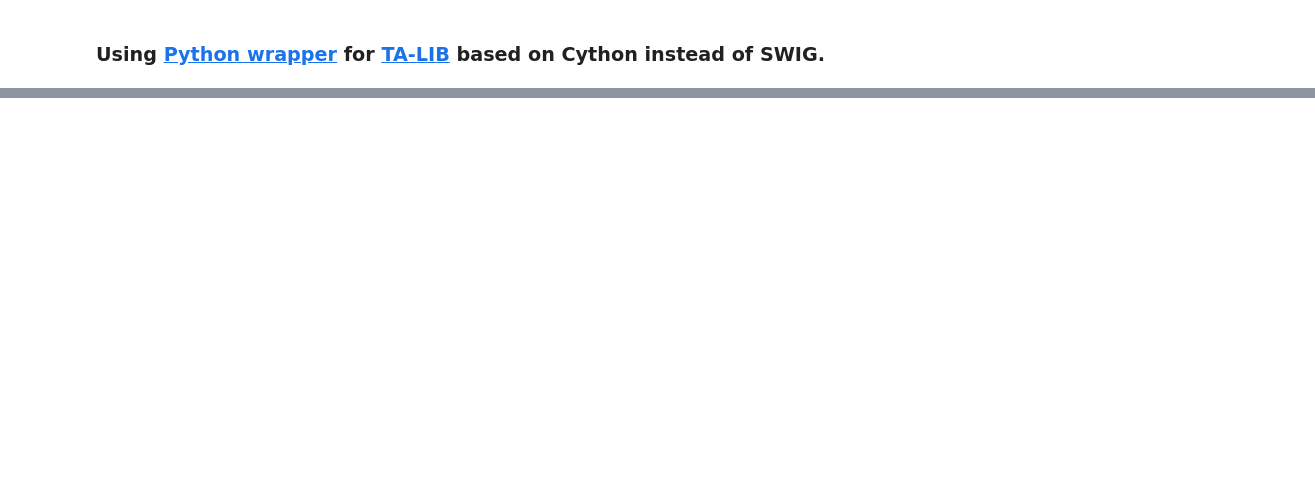
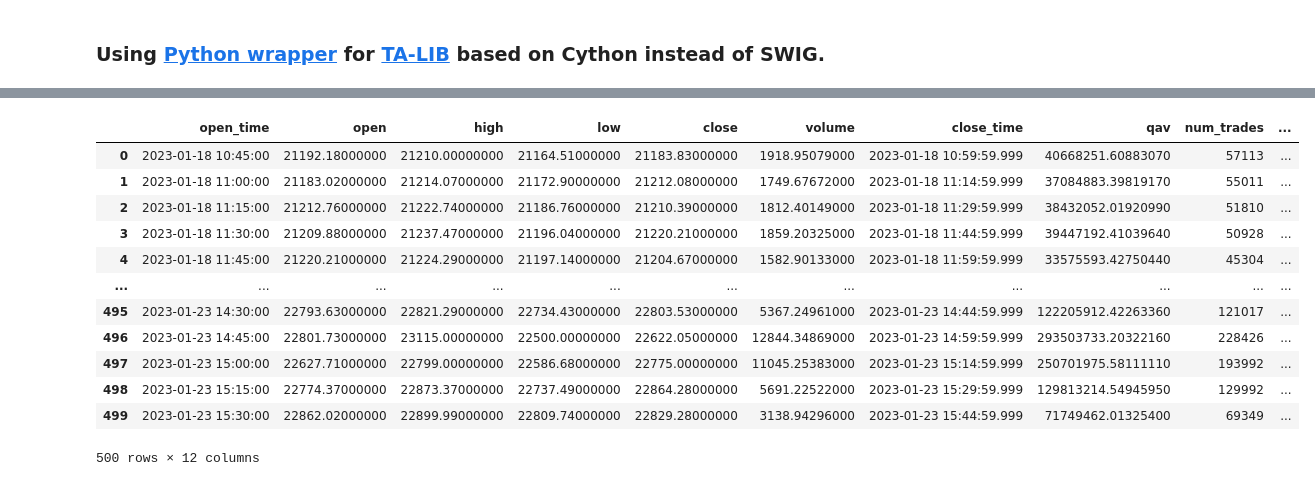
Before and after one commit to edyatl/zlsma, a Jupyter notebook: zlsma_draft.ipynb, the cells around one changed output, grey strips where cells are left out. Cells and saved outputs as stored; diff of their text form; code cells hidden in the pictures; blank space fills up the shorter version.

```diff
--- a/zlsma_draft.ipynb
+++ b/zlsma_draft.ipynb
@@ -281,0 +295,3 @@ plt.show()
+# %%
+api_key, api_secret = env.get("ENV_API_KEY"), env.get("ENV_SECRET_KEY")
+client = Client(api_key, api_secret)
@@ -281,0 +300,2 @@ plt.show()
+# %%
+klines = client.get_klines(symbol="BTCUSDT", interval=Client.KLINE_INTERVAL_15MINUTE)
@@ -281,0 +304,19 @@ plt.show()
+# %%
+kdf = pd.DataFrame(klines, columns=short_col_names)
+kdf["open_time"] = pd.to_datetime(kdf["open_time"], unit="ms")
+kdf["close_time"] = pd.to_datetime(kdf["close_time"], unit="ms")
+kdf
+# %% [output]
+|  | open_time | open | high | low | close | volume | close_time | qav | num_trades | ... |
+| 0 | 2023-01-18 10:45:00 | 21192.18000000 | 21210.00000000 | 21164.51000000 | 21183.83000000 | 1918.95079000 | 2023-01-18 10:59:59.999 | 40668251.60883070 | 57113 | ... |
+| 1 | 2023-01-18 11:00:00 | 21183.02000000 | 21214.07000000 | 21172.90000000 | 21212.08000000 | 1749.67672000 | 2023-01-18 11:14:59.999 | 37084883.39819170 | 55011 | ... |
+| 2 | 2023-01-18 11:15:00 | 21212.76000000 | 21222.74000000 | 21186.76000000 | 21210.39000000 | 1812.40149000 | 2023-01-18 11:29:59.999 | 38432052.01920990 | 51810 | ... |
+| 3 | 2023-01-18 11:30:00 | 21209.88000000 | 21237.47000000 | 21196.04000000 | 21220.21000000 | 1859.20325000 | 2023-01-18 11:44:59.999 | 39447192.41039640 | 50928 | ... |
+| 4 | 2023-01-18 11:45:00 | 21220.21000000 | 21224.29000000 | 21197.14000000 | 21204.67000000 | 1582.90133000 | 2023-01-18 11:59:59.999 | 33575593.42750440 | 45304 | ... |
+| ... | ... | ... | ... | ... | ... | ... | ... | ... | ... | ... |
+| 495 | 2023-01-23 14:30:00 | 22793.63000000 | 22821.29000000 | 22734.43000000 | 22803.53000000 | 5367.24961000 | 2023-01-23 14:44:59.999 | 122205912.42263360 | 121017 | ... |
+| 496 | 2023-01-23 14:45:00 | 22801.73000000 | 23115.00000000 | 22500.00000000 | 22622.05000000 | 12844.34869000 | 2023-01-23 14:59:59.999 | 293503733.20322160 | 228426 | ... |
+| 497 | 2023-01-23 15:00:00 | 22627.71000000 | 22799.00000000 | 22586.68000000 | 22775.00000000 | 11045.25383000 | 2023-01-23 15:14:59.999 | 250701975.58111110 | 193992 | ... |
+| 498 | 2023-01-23 15:15:00 | 22774.37000000 | 22873.37000000 | 22737.49000000 | 22864.28000000 | 5691.22522000 | 2023-01-23 15:29:59.999 | 129813214.54945950 | 129992 | ... |
+| 499 | 2023-01-23 15:30:00 | 22862.02000000 | 22899.99000000 | 22809.74000000 | 22829.28000000 | 3138.94296000 | 2023-01-23 15:44:59.999 | 71749462.01325400 | 69349 | ... |
+500 rows × 12 columns
```
Also changed, not shown: parts of 6 cells of this notebook, 4 other files.
